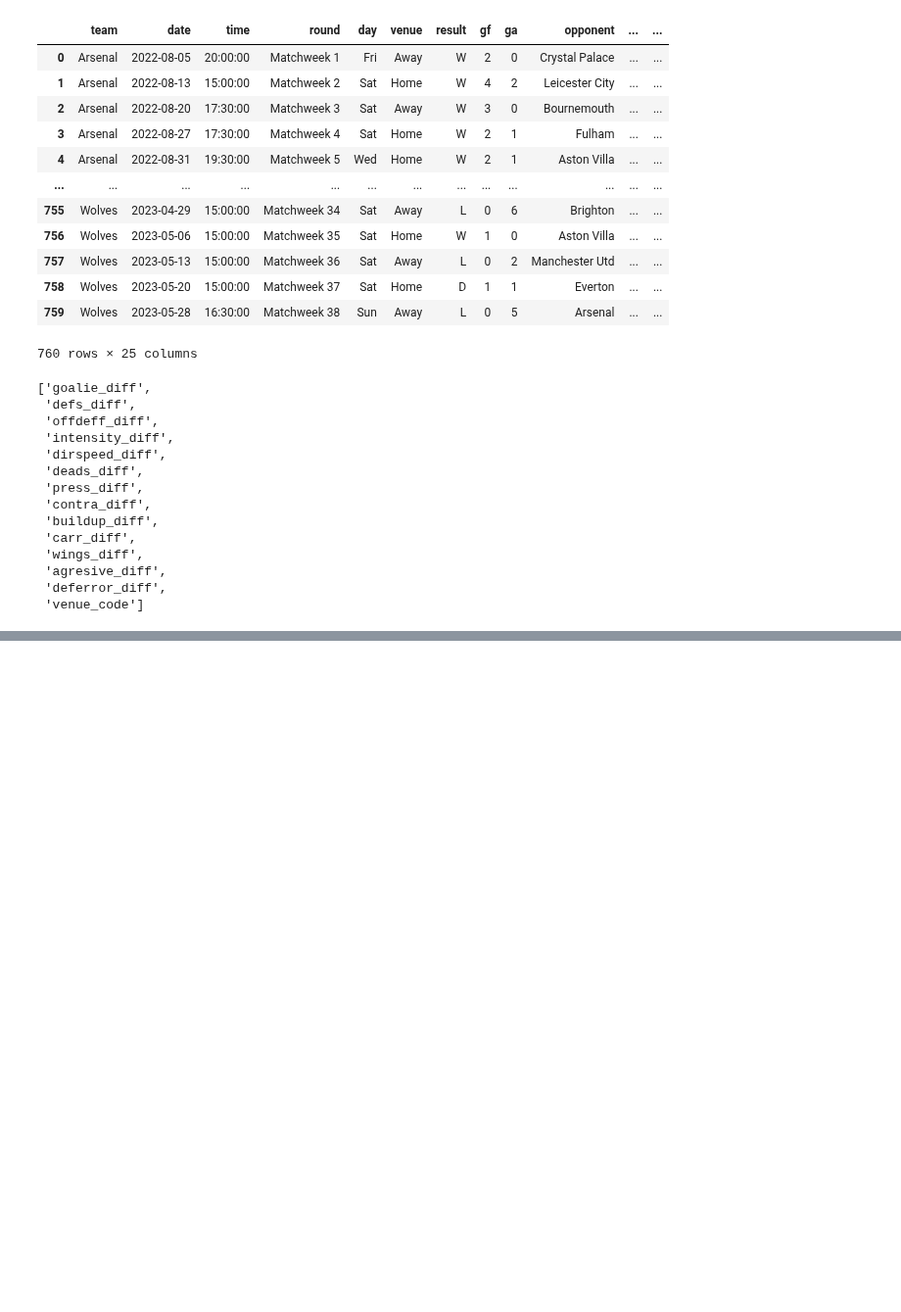
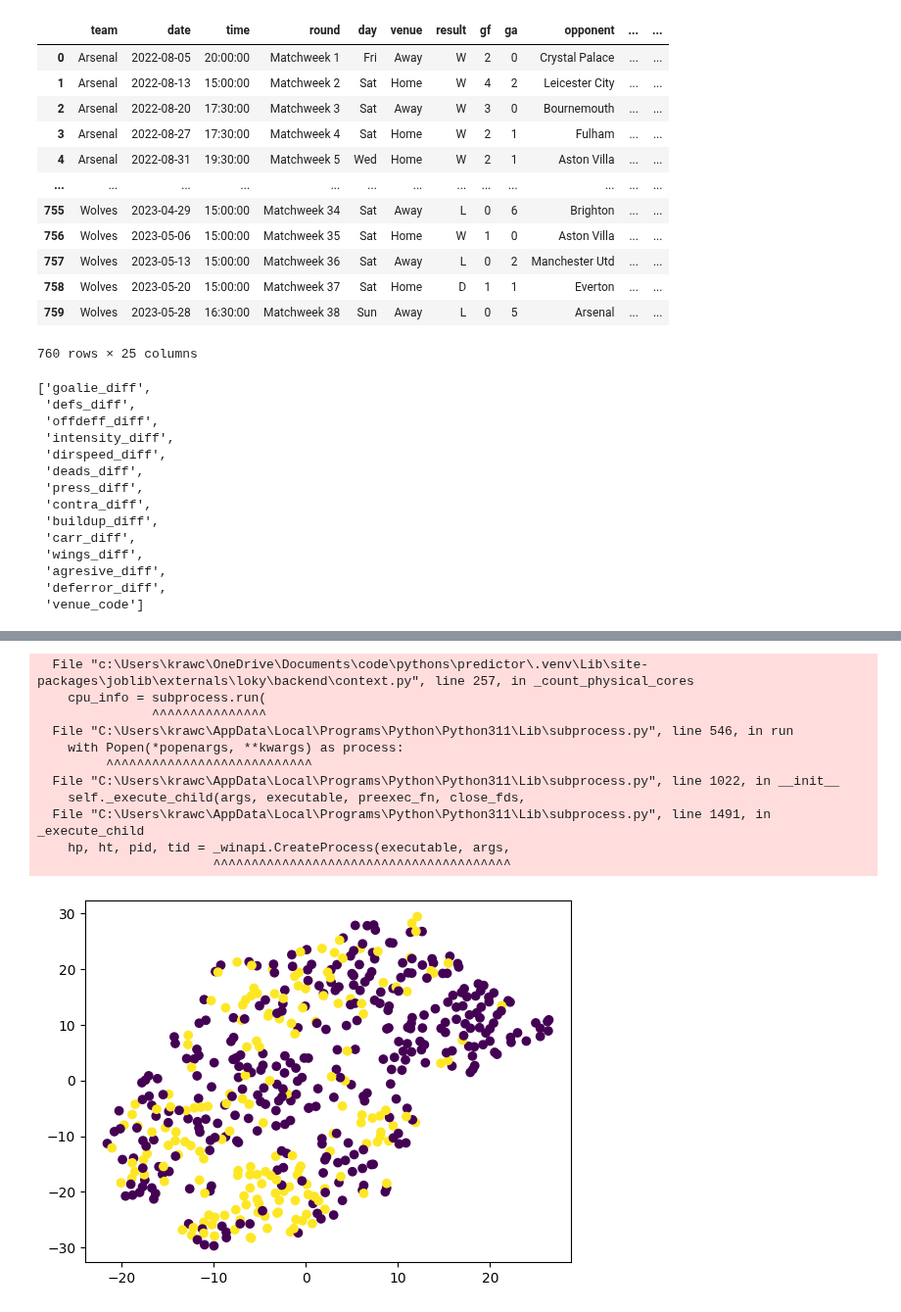
Before and after one commit to krawczyk071/predictor, a Jupyter notebook: scikit/pred_w_metrics_diff2hist.ipynb, the cells around one changed output, grey strips where cells are left out. Shown at 98% size. Cells and saved outputs as stored; diff of their text form; code cells hidden in the pictures; blank space fills up the shorter version.

```diff
--- a/scikit/pred_w_metrics_diff2hist.ipynb
+++ b/scikit/pred_w_metrics_diff2hist.ipynb
@@ -722,0 +562,9 @@ See the caveats in the documentation: https://pandas.pydata.org/pandas-docs/stab
+# %%
+# Import AdaBoostClassifier
+from sklearn.ensemble import AdaBoostClassifier
+from sklearn.tree import DecisionTreeClassifier
+# Instantiate dt
+dt = DecisionTreeClassifier(max_depth=2, random_state=1)
+ada = AdaBoostClassifier(base_estimator=dt, n_estimators=200, random_state=1)
+
+model,pred,info=make_predictions(splited ,ada,feature_names,plot_imp=True,plot_roc=False)
@@ -722,0 +586,34 @@ See the caveats in the documentation: https://pandas.pydata.org/pandas-docs/stab
+# %%
+def plot_tsne(data):
+    X_train, X_test, y_train, y_test = data
+
+    # Import TSNE
+    from sklearn.manifold import TSNE
+
+    # Create a TSNE instance: model
+    model = TSNE(learning_rate=200)
+    # Apply fit_transform to samples: tsne_features
+    tsne_features = model.fit_transform(X_train)
+
+    # Select the 0th feature: xs
+    xs = tsne_features[:,0]
+    # Select the 1st feature: ys
+    ys = tsne_features[:,1]
+
+    # Scatter plot, coloring by variety_numbers
+    plt.scatter(xs,ys,c=y_train)
+    plt.show()
+plot_tsne(splited)
+# %% [output]
+  File "c:\Users\krawc\OneDrive\Documents\code\pythons\predictor\.venv\Lib\site-packages\joblib\externals\loky\backend\context.py", line 257, in _count_physical_cores
+    cpu_info = subprocess.run(
+               ^^^^^^^^^^^^^^^
+  File "C:\Users\krawc\AppData\Local\Programs\Python\Python311\Lib\subprocess.py", line 546, in run
+    with Popen(*popenargs, **kwargs) as process:
+         ^^^^^^^^^^^^^^^^^^^^^^^^^^^
+  File "C:\Users\krawc\AppData\Local\Programs\Python\Python311\Lib\subprocess.py", line 1022, in __init__
+    self._execute_child(args, executable, preexec_fn, close_fds,
+  File "C:\Users\krawc\AppData\Local\Programs\Python\Python311\Lib\subprocess.py", line 1491, in _execute_child
+    hp, ht, pid, tid = _winapi.CreateProcess(executable, args,
+                       ^^^^^^^^^^^^^^^^^^^^^^^^^^^^^^^^^^^^^^^
+[figure, added]
```
Also changed, not shown: parts of 40 cells of this notebook.
